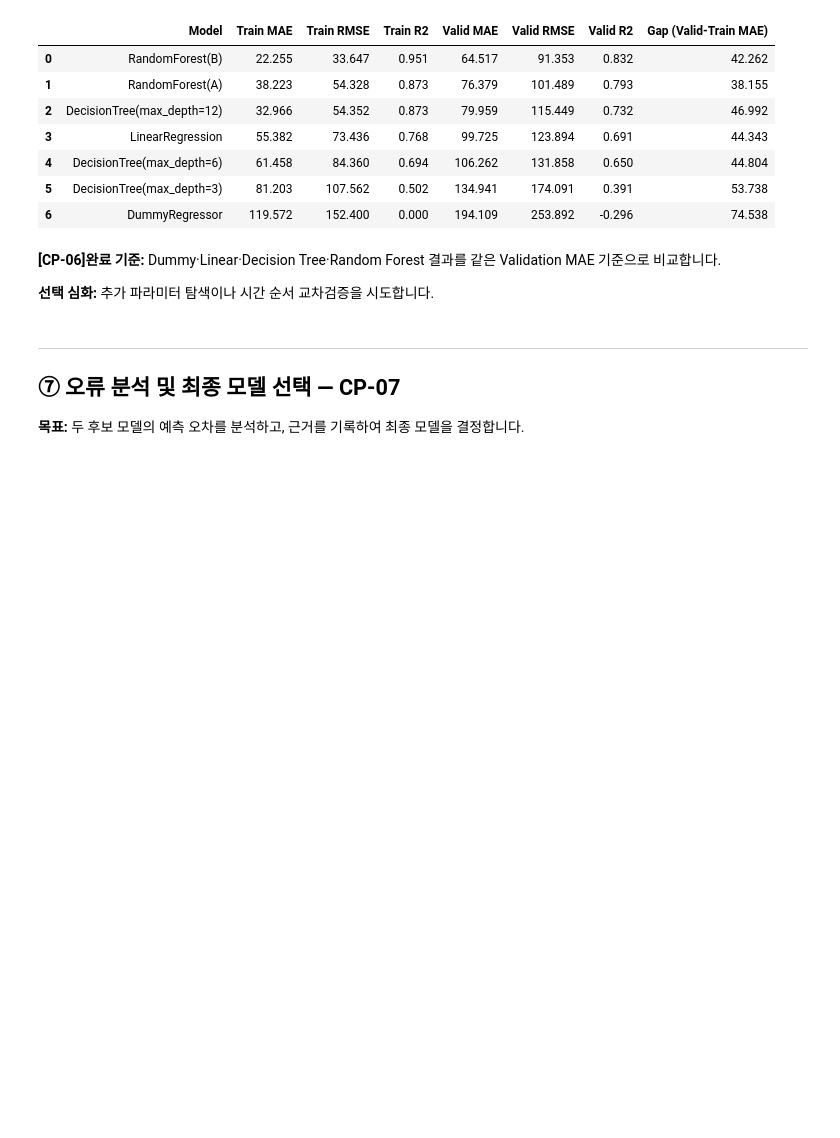
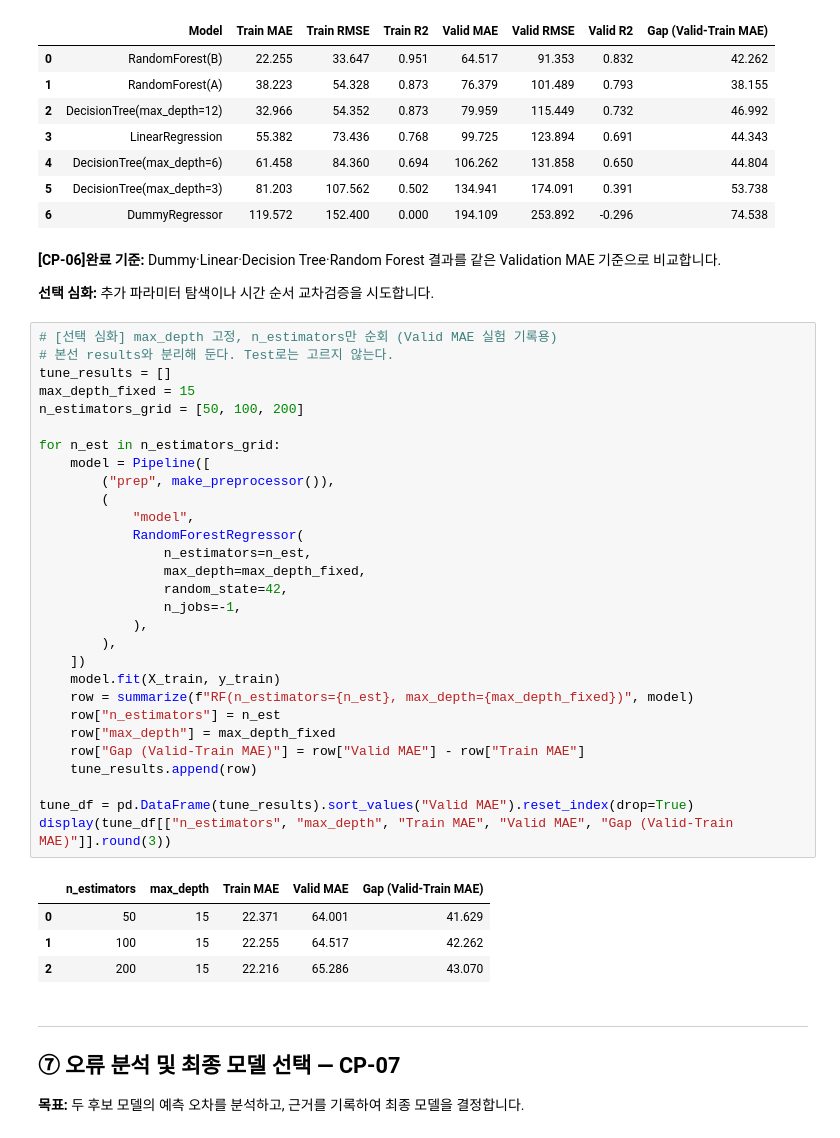
Before and after one commit to Gotti0/ai-mini-projects, a Jupyter notebook: mini-project-01/code/01_regression_bike_demand.ipynb, the cells around one changed output. Cells and saved outputs as stored; diff of their text form; blank space fills up the shorter version.

```diff
--- a/mini-project-01/code/01_regression_bike_demand.ipynb
+++ b/mini-project-01/code/01_regression_bike_demand.ipynb
@@ -645,6 +645,40 @@ display(results_df.round(3))
 **[CP-06]완료 기준:** Dummy·Linear·Decision Tree·Random Forest 결과를 같은 Validation MAE 기준으로 비교합니다.
 
 **선택 심화:** 추가 파라미터 탐색이나 시간 순서 교차검증을 시도합니다.
+# %%
+# [선택 심화] max_depth 고정, n_estimators만 순회 (Valid MAE 실험 기록용)
+# 본선 results와 분리해 둔다. Test로는 고르지 않는다.
+tune_results = []
+max_depth_fixed = 15
+n_estimators_grid = [50, 100, 200]
+
+for n_est in n_estimators_grid:
+    model = Pipeline([
+        ("prep", make_preprocessor()),
+        (
+            "model",
+            RandomForestRegressor(
+                n_estimators=n_est,
+                max_depth=max_depth_fixed,
+                random_state=42,
+                n_jobs=-1,
+            ),
+        ),
+    ])
+    model.fit(X_train, y_train)
+    row = summarize(f"RF(n_estimators={n_est}, max_depth={max_depth_fixed})", model)
+    row["n_estimators"] = n_est
+    row["max_depth"] = max_depth_fixed
+    row["Gap (Valid-Train MAE)"] = row["Valid MAE"] - row["Train MAE"]
+    tune_results.append(row)
+
+tune_df = pd.DataFrame(tune_results).sort_values("Valid MAE").reset_index(drop=True)
+display(tune_df[["n_estimators", "max_depth", "Train MAE", "Valid MAE", "Gap (Valid-Train MAE)"]].round(3))
+# %% [output]
+|  | n_estimators | max_depth | Train MAE | Valid MAE | Gap (Valid-Train MAE) |
+| 0 | 50 | 15 | 22.371 | 64.001 | 41.629 |
+| 1 | 100 | 15 | 22.255 | 64.517 | 42.262 |
+| 2 | 200 | 15 | 22.216 | 65.286 | 43.070 |
 # %% [markdown]
 ---
 ## ⑦ 오류 분석 및 최종 모델 선택 — CP-07
```
Also changed, not shown: 1 other file.
